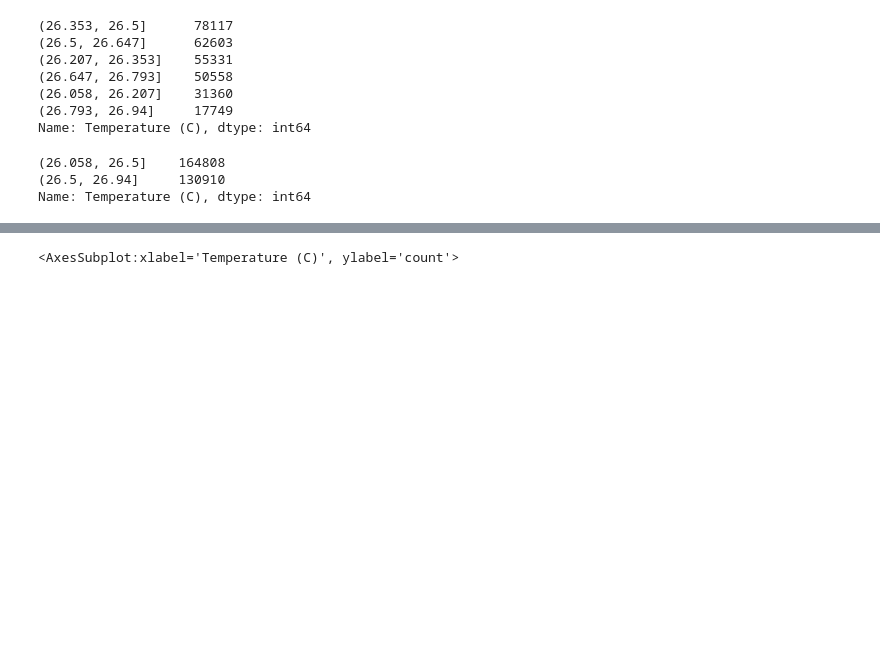
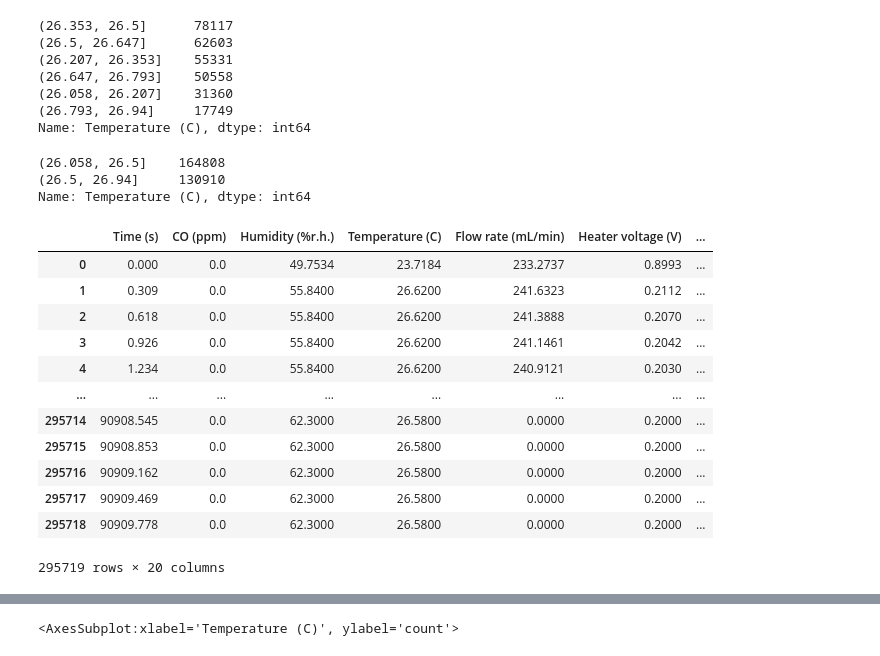
Before and after one commit to Jwdegames/GasSensorMLTasks, a Jupyter notebook: gas_sensor_RF.ipynb, the cells around one changed output, grey strips where cells are left out. Cells and saved outputs as stored; diff of their text form; code cells hidden in the pictures; blank space fills up the shorter version.

```diff
--- a/gas_sensor_RF.ipynb
+++ b/gas_sensor_RF.ipynb
@@ -586,6 +817,22 @@ def temp_class(Temperature):
   else:
     return 1
 df_1['Temperature (C)'] = df_1.apply(lambda x: temp_class(x['Temperature (C)']), axis=1)
+# %%
+df
+# %% [output]
+|  | Time (s) | CO (ppm) | Humidity (%r.h.) | Temperature (C) | Flow rate (mL/min) | Heater voltage (V) | ... |
+| 0 | 0.000 | 0.0 | 49.7534 | 23.7184 | 233.2737 | 0.8993 | ... |
+| 1 | 0.309 | 0.0 | 55.8400 | 26.6200 | 241.6323 | 0.2112 | ... |
+| 2 | 0.618 | 0.0 | 55.8400 | 26.6200 | 241.3888 | 0.2070 | ... |
+| 3 | 0.926 | 0.0 | 55.8400 | 26.6200 | 241.1461 | 0.2042 | ... |
+| 4 | 1.234 | 0.0 | 55.8400 | 26.6200 | 240.9121 | 0.2030 | ... |
+| ... | ... | ... | ... | ... | ... | ... | ... |
+| 295714 | 90908.545 | 0.0 | 62.3000 | 26.5800 | 0.0000 | 0.2000 | ... |
+| 295715 | 90908.853 | 0.0 | 62.3000 | 26.5800 | 0.0000 | 0.2000 | ... |
+| 295716 | 90909.162 | 0.0 | 62.3000 | 26.5800 | 0.0000 | 0.2000 | ... |
+| 295717 | 90909.469 | 0.0 | 62.3000 | 26.5800 | 0.0000 | 0.2000 | ... |
+| 295718 | 90909.778 | 0.0 | 62.3000 | 26.5800 | 0.0000 | 0.2000 | ... |
+295719 rows × 20 columns
 # %%
 df_1
 # %% [output]
```
Also changed, not shown: parts of 28 cells of this notebook.
